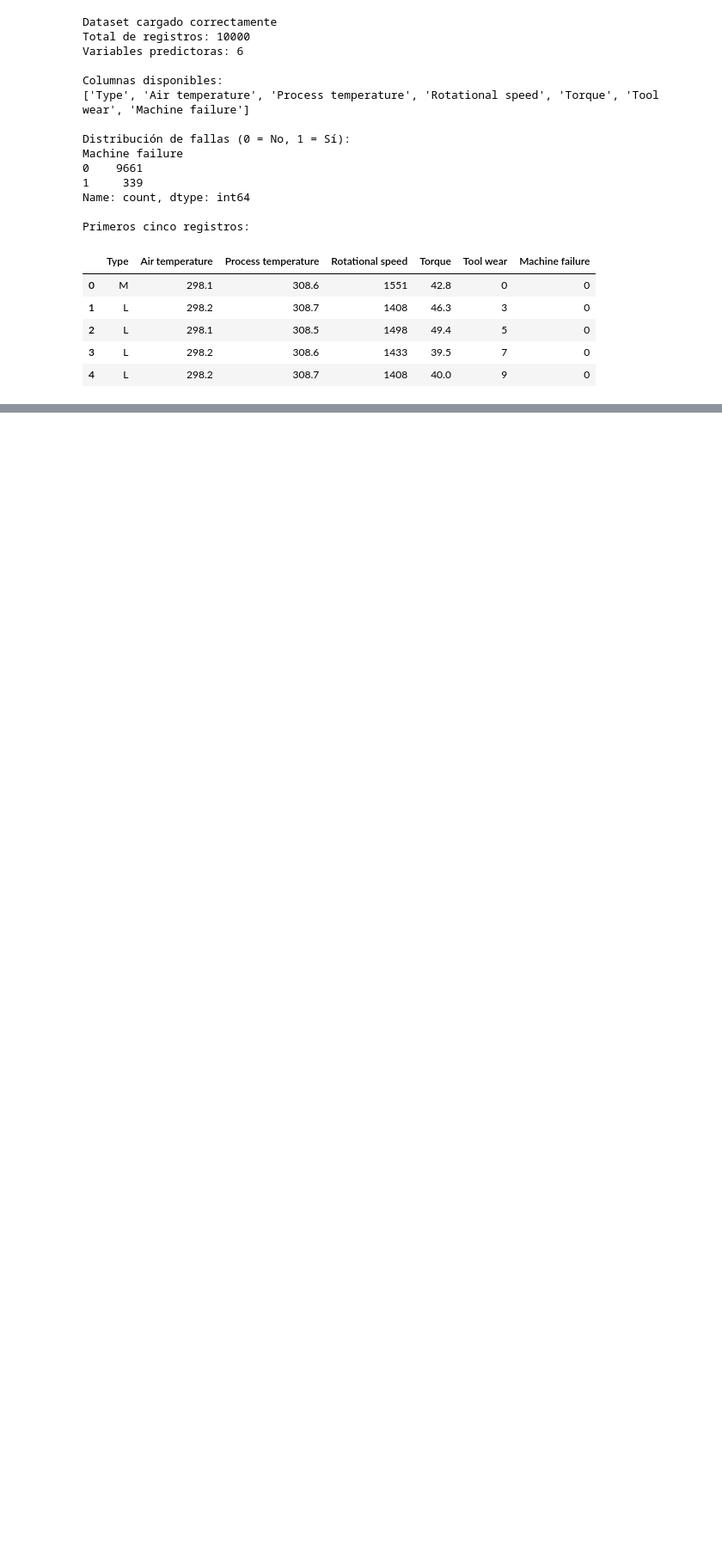
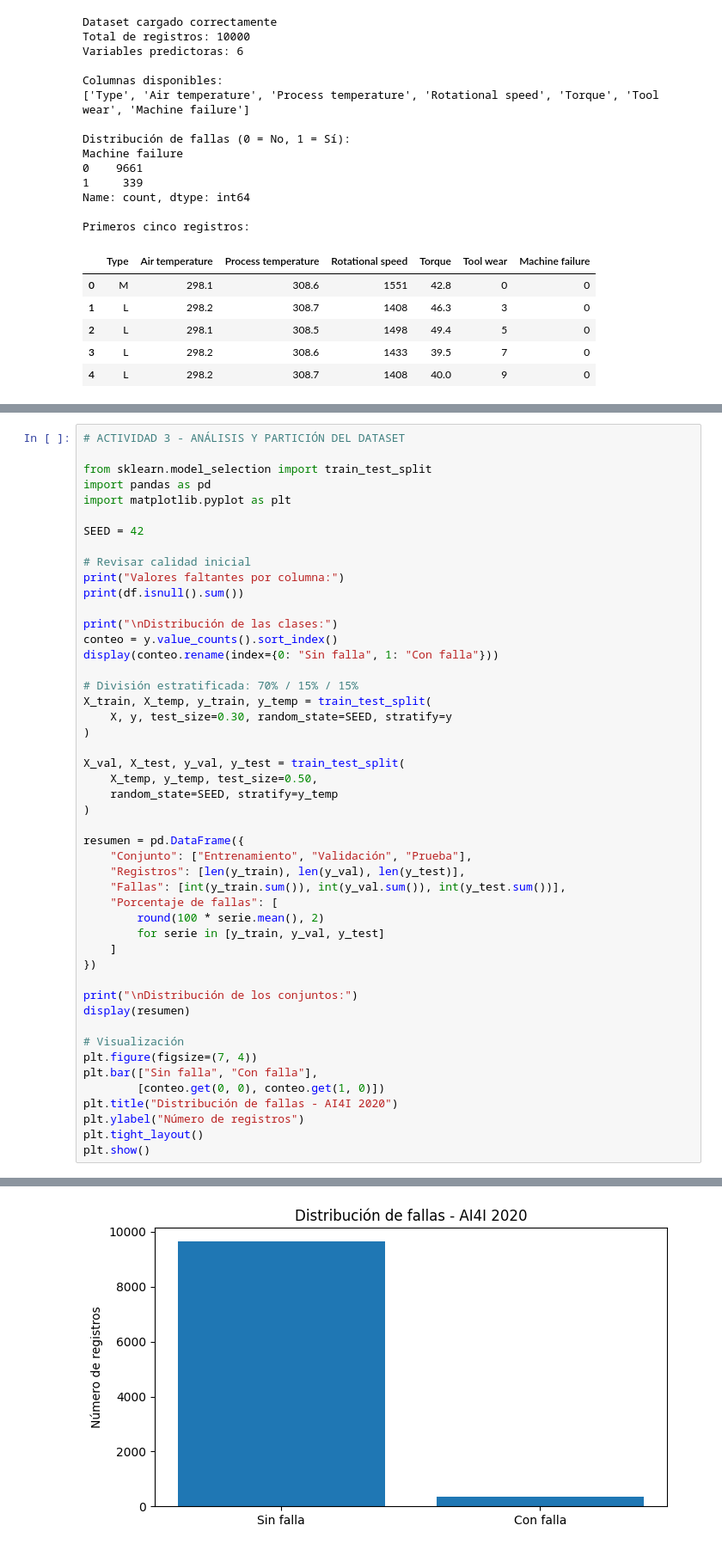
Before and after one commit to isaaccg88/PredictiveMaintenance-AI-Activity4, a Jupyter notebook: notebooks/PredictiveMaintenance_Actividad4.ipynb, the cells around one changed output, grey strips where cells are left out. Shown at 86% size. Drawn from its saved outputs; the diff is of its cells as text; blank space fills up the shorter version.

```diff
--- a/notebooks/PredictiveMaintenance_Actividad4.ipynb
+++ b/notebooks/PredictiveMaintenance_Actividad4.ipynb
@@ -70,0 +187,49 @@ Primeros cinco registros:
+# %%
+# ACTIVIDAD 3 - ANÁLISIS Y PARTICIÓN DEL DATASET
+
+from sklearn.model_selection import train_test_split
+import pandas as pd
+import matplotlib.pyplot as plt
+
+SEED = 42
+
+# Revisar calidad inicial
+print("Valores faltantes por columna:")
+print(df.isnull().sum())
+
+print("\nDistribución de las clases:")
+conteo = y.value_counts().sort_index()
+display(conteo.rename(index={0: "Sin falla", 1: "Con falla"}))
+
+# División estratificada: 70% / 15% / 15%
+X_train, X_temp, y_train, y_temp = train_test_split(
+    X, y, test_size=0.30, random_state=SEED, stratify=y
+)
+
+X_val, X_test, y_val, y_test = train_test_split(
+    X_temp, y_temp, test_size=0.50,
+    random_state=SEED, stratify=y_temp
+)
+
+resumen = pd.DataFrame({
+    "Conjunto": ["Entrenamiento", "Validación", "Prueba"],
+    "Registros": [len(y_train), len(y_val), len(y_test)],
+    "Fallas": [int(y_train.sum()), int(y_val.sum()), int(y_test.sum())],
+    "Porcentaje de fallas": [
+        round(100 * serie.mean(), 2)
+        for serie in [y_train, y_val, y_test]
+    ]
+})
+
+print("\nDistribución de los conjuntos:")
+display(resumen)
+
+# Visualización
+plt.figure(figsize=(7, 4))
+plt.bar(["Sin falla", "Con falla"],
+        [conteo.get(0, 0), conteo.get(1, 0)])
+plt.title("Distribución de fallas - AI4I 2020")
+plt.ylabel("Número de registros")
+plt.tight_layout()
+plt.show()
+# %% [output]
@@ -70,0 +257 @@ Primeros cinco registros:
+[figure, added]
```
Also changed, not shown: parts of 12 cells of this notebook.
